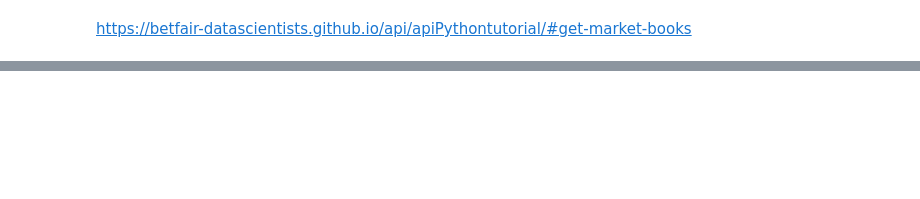
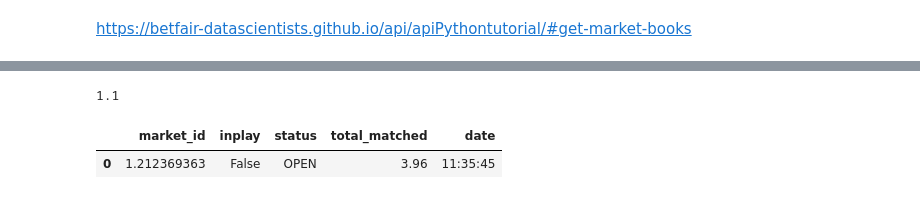
Before and after one commit to fclarke1/betfair_bot, a Jupyter notebook: scripts/betfairlightweight.ipynb, the cells around one changed output, grey strips where cells are left out. Cells and saved outputs as stored; diff of their text form; code cells hidden in the pictures; blank space fills up the shorter version.

```diff
--- a/scripts/betfairlightweight.ipynb
+++ b/scripts/betfairlightweight.ipynb
@@ -205,0 +177,54 @@ AttributeError: 'Betting' object has no attribute 'get_market_book'
+# %%
+# example of extracting a single odd from the market
+market_book = market_books[0]
+runner = market_book.runners[0]
+
+runner.last_price_traded
+# %% [output]
+1.1
+# %%
+# function to bring it all together
+def get_market_price(market_ids):
+    """Given a list of market_ids return details on the markets and runners
+
+    Args:
+        market_ids (list): List of market_ids (float) to get details on
+
+    Returns:
+        results_markets (DataFrame): details on the markets, eg. market_id, inplay, status, total_matched
+        results_runners (DataFrame): details on runners within each market, id, status, last_price_traded, total_matched
+    """
+    market_books = trading.betting.list_market_book(
+        market_ids=market_ids,
+        price_projection=filters.price_projection(
+            price_data=filters.price_data(ex_all_offers=True)
+        )
+    )
+    results_markets = []
+    results_runners = []
+    for market_book in market_books:
+        results_markets.append({'market_id':market_book.market_id,
+                               'inplay':market_book.inplay,
+                               'status':market_book.status,
+                               'total_matched':market_book.total_matched
+        })
+        for runner in market_book.runners:
+            results_runners.append({'market_id':market_book.market_id,
+                                    'selection_id':runner.selection_id,
+                                    'status':runner.status,
+                                    'last_price_traded':runner.last_price_traded,
+                                    'total_matched':runner.total_matched
+            })
+    results_markets, results_runners = pd.DataFrame(results_markets), pd.DataFrame(results_runners)
+
+    current_time = datetime.datetime.now().time().strftime("%H:%M:%S")
+    results_markets['date'] = current_time
+    results_runners['date'] = current_time
+    return results_markets, results_runners
+# %%
+# print the details on the market using function
+results_market, results_runners = get_market_price(market_ids)
+results_market
+# %% [output]
+|  | market_id | inplay | status | total_matched | date |
+| 0 | 1.212369363 | False | OPEN | 3.96 | 11:35:45 |
```
Also changed, not shown: parts of 14 cells of this notebook, 5 other files.
